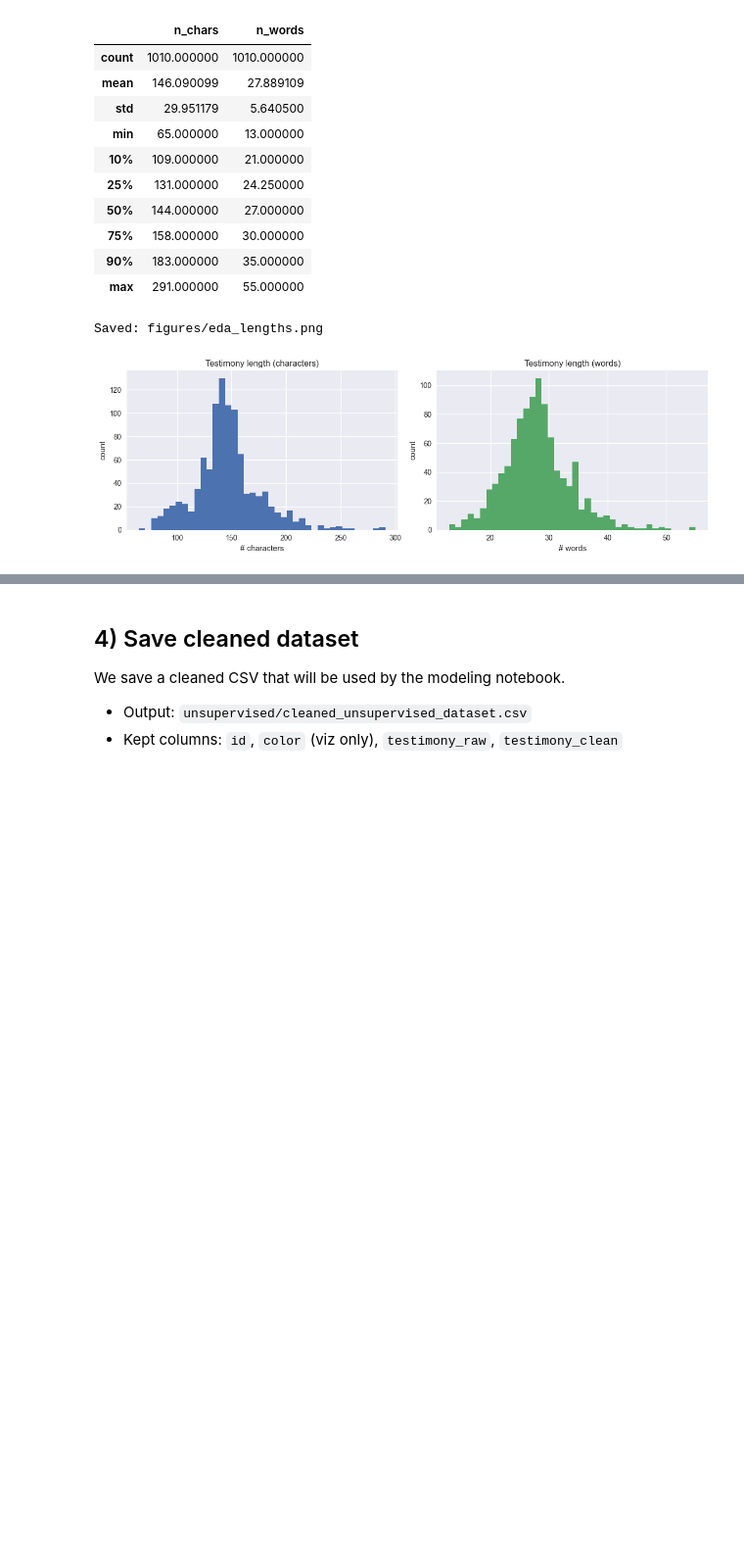
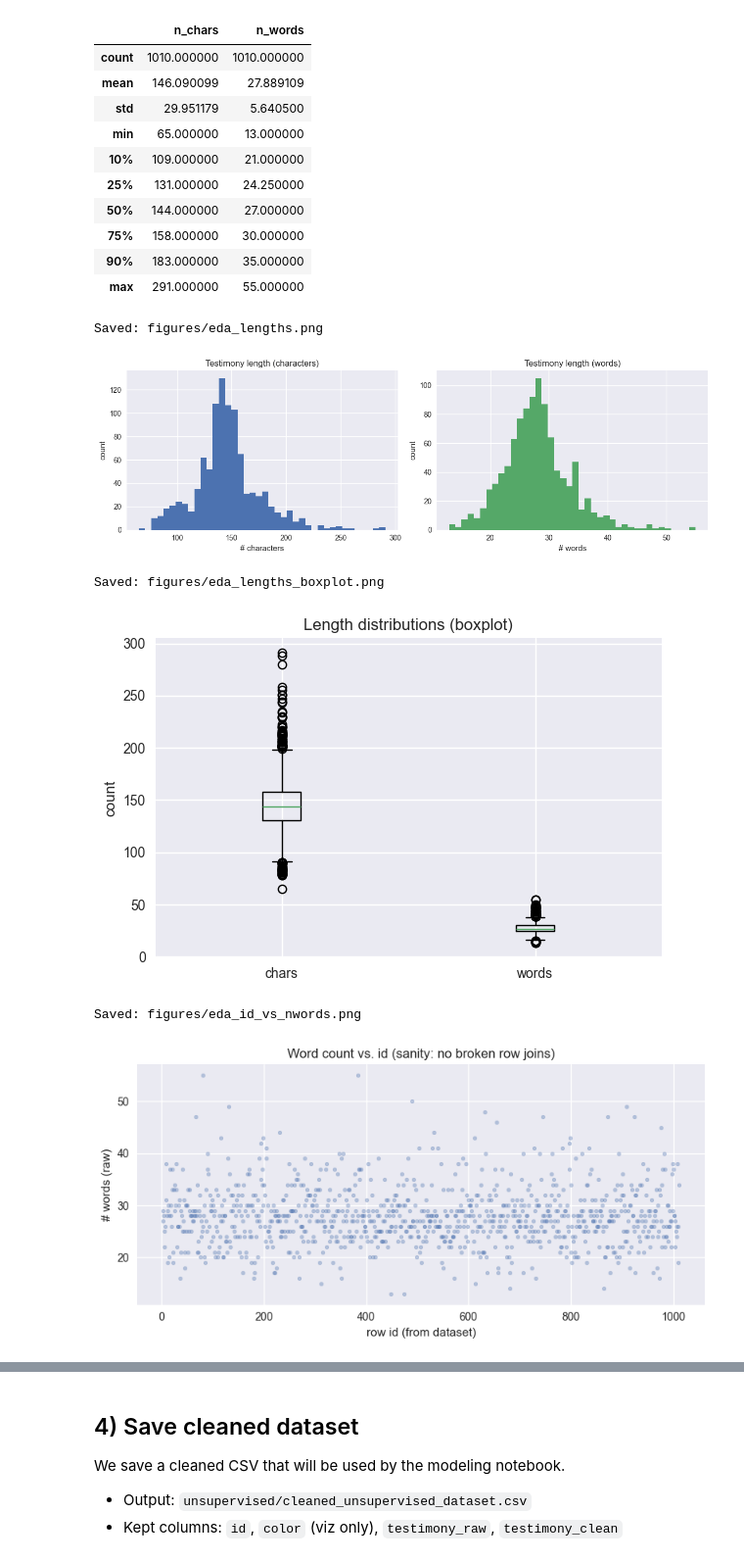
Before and after one commit to Zertrox123/cvrie, a Jupyter notebook: unsupervised/01_data_cleaning_eda.ipynb, the cells around one changed output, grey strips where cells are left out. Shown at 98% size. Drawn from its saved outputs; the diff is of its cells as text; code cells hidden in the pictures; blank space fills up the shorter version.

```diff
--- a/unsupervised/01_data_cleaning_eda.ipynb
+++ b/unsupervised/01_data_cleaning_eda.ipynb
@@ -145,22 +152,46 @@ summary
 # %%
 fig, axes = plt.subplots(1, 2, figsize=(12, 4))
 
 axes[0].hist(df_eda["n_chars"], bins=40, color="#4C72B0")
 axes[0].set_title("Testimony length (characters)")
 axes[0].set_xlabel("# characters")
 axes[0].set_ylabel("count")
 
 axes[1].hist(df_eda["n_words"], bins=40, color="#55A868")
 axes[1].set_title("Testimony length (words)")
 axes[1].set_xlabel("# words")
 axes[1].set_ylabel("count")
 
 plt.tight_layout()
 save_current_fig("eda_lengths.png")
 plt.show()
+
+fig2, ax2 = plt.subplots(1, 1, figsize=(6, 4))
+ax2.boxplot(
+    [df_eda["n_chars"].to_numpy(), df_eda["n_words"].to_numpy()],
+    tick_labels=["chars", "words"],
+)
+ax2.set_title("Length distributions (boxplot)")
+ax2.set_ylabel("count")
+plt.tight_layout()
+save_current_fig("eda_lengths_boxplot.png")
+plt.show()
+
+fig3, ax3 = plt.subplots(1, 1, figsize=(8, 4))
+ax3.scatter(df_eda["id"], df_eda["n_words"], alpha=0.35, s=12, c="#4C72B0")
+ax3.set_xlabel("row id (from dataset)")
+ax3.set_ylabel("# words (raw)")
+ax3.set_title("Word count vs. id (sanity: no broken row joins)")
+plt.tight_layout()
+save_current_fig("eda_id_vs_nwords.png")
+plt.show()
 # %% [output]
 Saved: figures/eda_lengths.png
 [figure]
+Saved: figures/eda_lengths_boxplot.png
+[figure, added]
+Saved: figures/eda_id_vs_nwords.png
+[figure, added]
 # %% [markdown]
 ### Additional EDA (quality checks)
 
```
Also changed, not shown: parts of 8 cells of this notebook.
